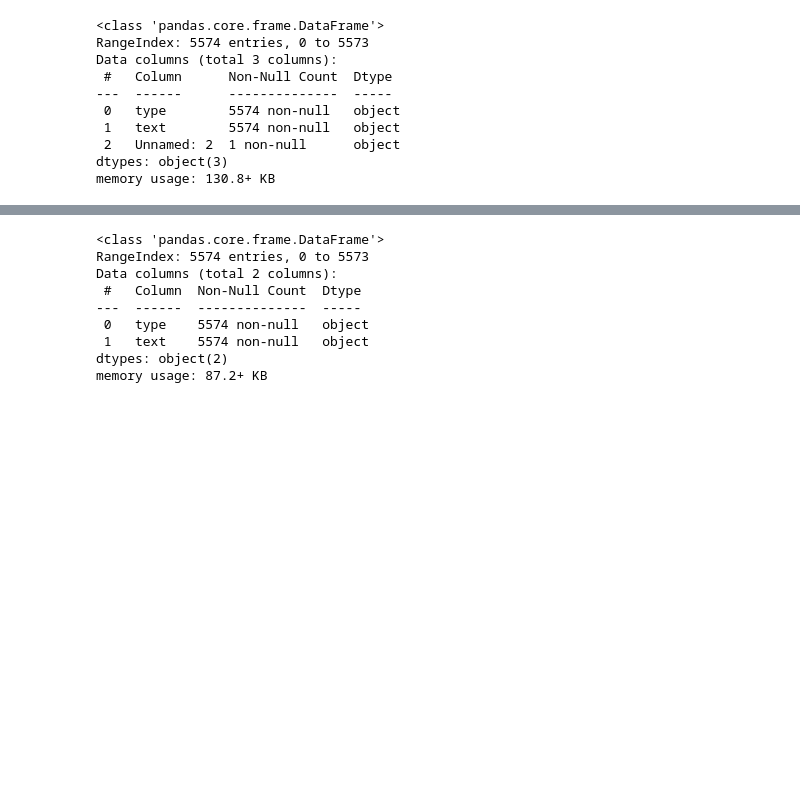
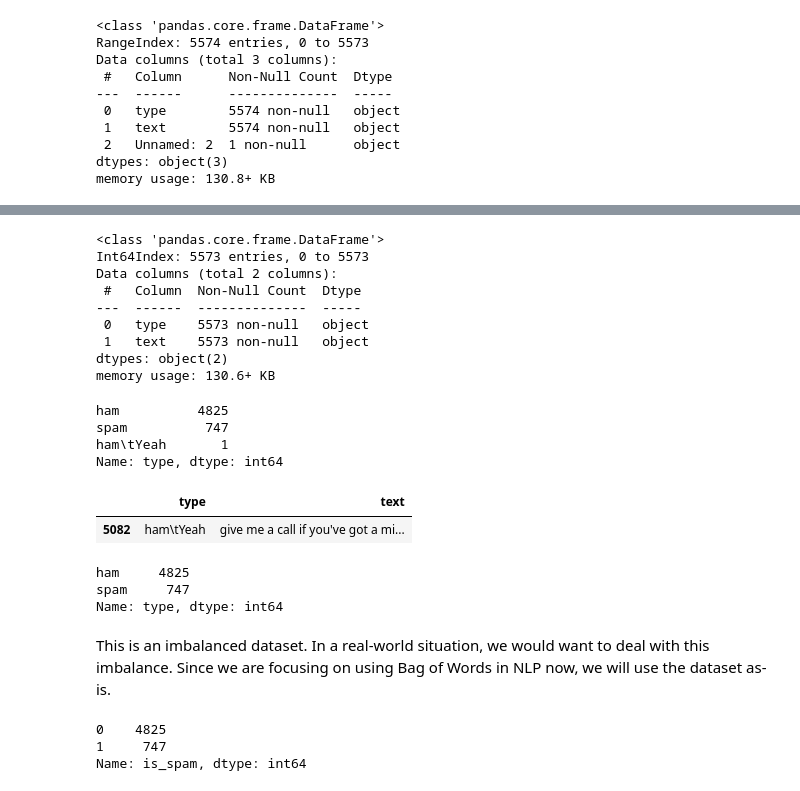
Before and after one commit to kellianneyang/natural-language-processing-practice, a Jupyter notebook: nlp-tutorial-by-codebasics/spacy_and_nltk.ipynb, the cells around one changed output, grey strips where cells are left out. Cells and saved outputs as stored; diff of their text form; code cells hidden in the pictures; blank space fills up the shorter version.

```diff
--- a/nlp-tutorial-by-codebasics/spacy_and_nltk.ipynb
+++ b/nlp-tutorial-by-codebasics/spacy_and_nltk.ipynb
@@ -706,0 +712,2 @@ memory usage: 130.8+ KB
+# %%
+df.drop(5083, inplace = True)
@@ -710,11 +730,23 @@ df.drop(columns = 'Unnamed: 2', inplace = True)
 df.info()
 # %% [output]
 <class 'pandas.core.frame.DataFrame'>
-RangeIndex: 5574 entries, 0 to 5573
+Int64Index: 5573 entries, 0 to 5573
 Data columns (total 2 columns):
  #   Column  Non-Null Count  Dtype
 ---  ------  --------------  -----
- 0   type    5574 non-null   object
- 1   text    5574 non-null   object
+ 0   type    5573 non-null   object
+ 1   text    5573 non-null   object
 dtypes: object(2)
-memory usage: 87.2+ KB
+memory usage: 130.6+ KB
+# %%
+df['type'].value_counts()
+# %% [output]
+ham          4825
+spam          747
+ham\tYeah       1
+Name: type, dtype: int64
+# %%
+df[df['type'] == 'ham\tYeah']
+# %% [output]
+|  | type | text |
+| 5082 | ham\tYeah | give me a call if you've got a mi... |
@@ -720,0 +755,8 @@ memory usage: 87.2+ KB
+# %%
+df['type'].value_counts()
+# %% [output]
+ham     4825
+spam     747
+Name: type, dtype: int64
+# %% [markdown]
+This is an imbalanced dataset. In a real-world situation, we would want to deal with this imbalance. Since we are focusing on using Bag of Words in NLP now, we will use the dataset as-is.
@@ -720,0 +779,6 @@ memory usage: 87.2+ KB
+# %%
+df['is_spam'].value_counts()
+# %% [output]
+0    4825
+1     747
+Name: is_spam, dtype: int64
```
Also changed, not shown: parts of 24 cells of this notebook.
